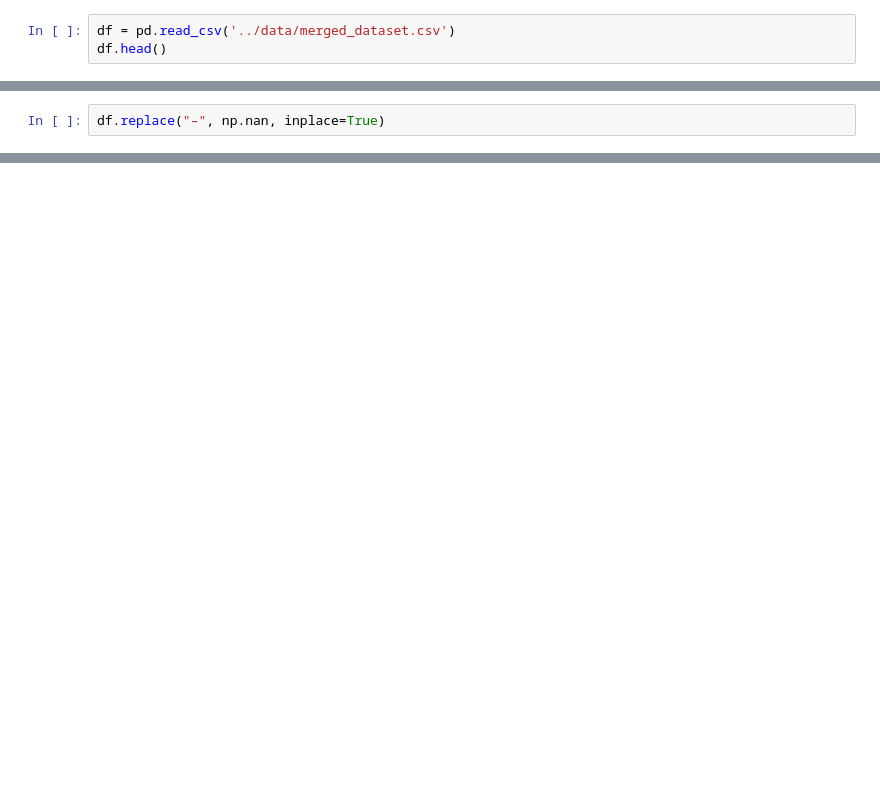
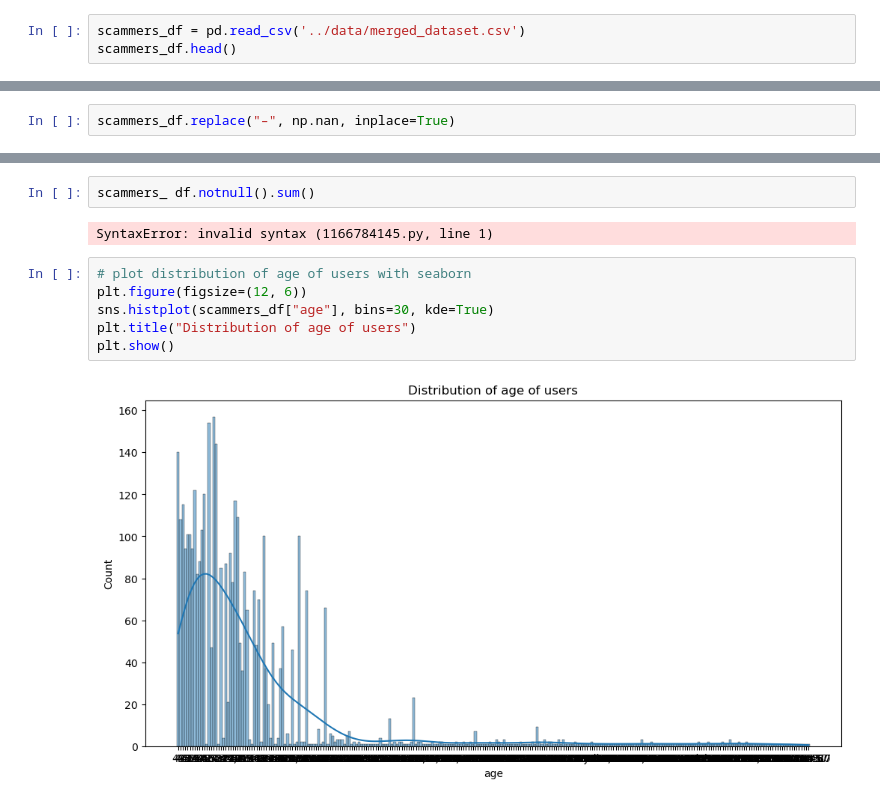
Before and after one commit to ben-dom393/DSA4263_Dating_Fraud, a Jupyter notebook: notebooks/EDA.ipynb, the cells around one changed output, grey strips where cells are left out. Drawn from its saved outputs; the diff is of its cells as text; blank space fills up the shorter version.

Commit message:
starting eda on real profiles dataset

```diff
--- a/notebooks/EDA.ipynb
+++ b/notebooks/EDA.ipynb
@@ -4,6 +9,6 @@ import numpy as np
 # %%
-df = pd.read_csv('../data/merged_dataset.csv')
-df.head()
+scammers_df = pd.read_csv('../data/merged_dataset.csv')
+scammers_df.head()
 # %% [output]
 |  | username | name | age | location | ethnicity | occupation | status | phone | inet | email | ... |
 | 0 | fredJ | Fred Millestone | 49 | San Diego, California, United States | white | military | – | – | 178.238.213.161 | fred.millestone@yahoo.com | ... |
@@ -12,5 +17,5 @@ df.head()
 | 3 | jannycutelove | Jane Douglas | 33 | Vancouver, Canada | white | student | single | single | 67.191.26.153 | janedouglas231@yahoo.com | ... |
 | 4 | Richardholdy | David Holdridge | 47 | Bedford, Pennsylvania, United states | white | military | widowed | widowed | 199.15.250.244 | david_holdy@yahoo.com | ... |
 # %%
-df.replace("–", np.nan, inplace=True)
+scammers_df.replace("–", np.nan, inplace=True)
 # %%
@@ -37,3 +42,15 @@ johnrensburg1          1
 lorensseeking          1
 Gabrielax              1
 Name: count, Length: 3737, dtype: int64
+# %%
+scammers_ df.notnull().sum()
+# %% [output]
+SyntaxError: invalid syntax (1166784145.py, line 1)
+# %%
+# plot distribution of age of users with seaborn
+plt.figure(figsize=(12, 6))
+sns.histplot(scammers_df["age"], bins=30, kde=True)
+plt.title("Distribution of age of users")
+plt.show()
+# %% [output]
+[figure, added]
```
Also changed, not shown: parts of 19 cells of this notebook.
